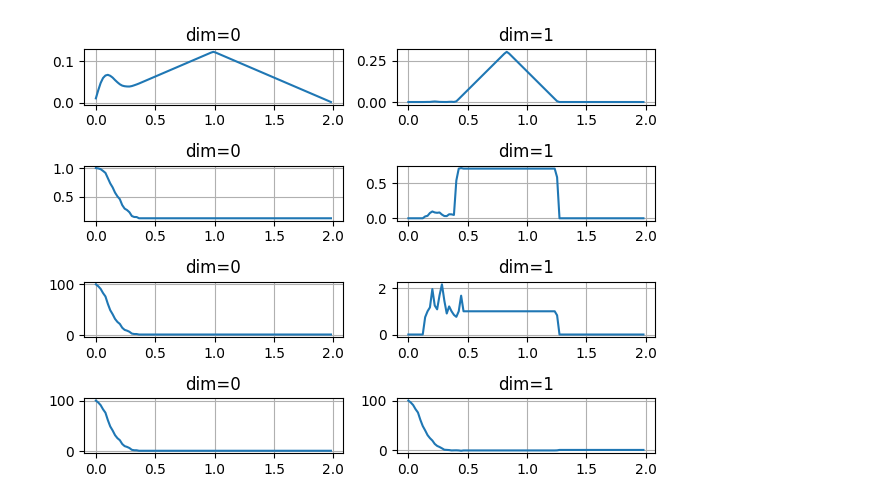
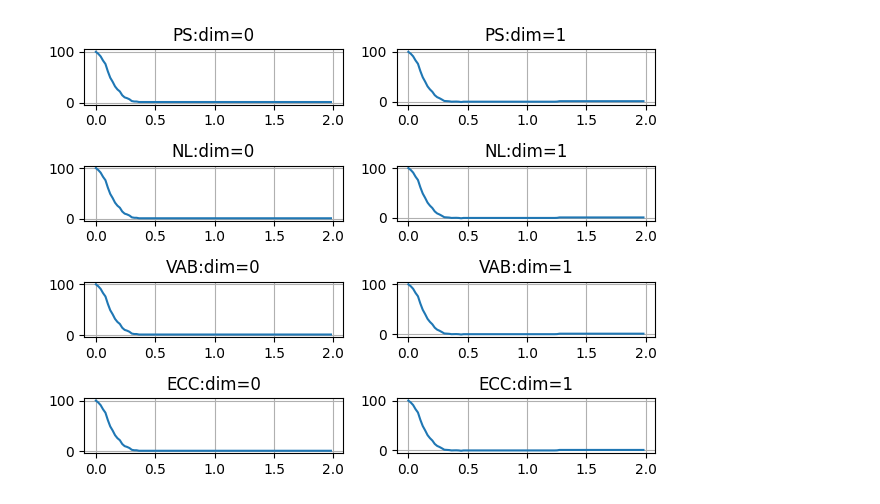
Before and after one commit to ALuchinsky/vpb_python, a Jupyter notebook: python/testClass.ipynb, the cells around one changed output. Drawn from its saved outputs; the diff is of its cells as text; code cells hidden in the pictures.

Commit message:
better plotting

```diff
--- a/python/testClass.ipynb
+++ b/python/testClass.ipynb
@@ -28,14 +42,13 @@ def compareResults(R_prefix = None):
 # %%
-funcs = [TD.computePS, TD.computeNL, TD.computeVAB, TD.computeECC]
 i = 1
-for func in funcs:
+for k in test_dict.keys():
     for d in range(2):
         xx = func(homDim = d, nGrid = 100)
-        ax = plt.subplot(len(funcs),2,i)
+        ax = plt.subplot(len(test_dict.keys()),2,i)
         ax.plot(TD.scale[:-1], xx)
-        ax.set_title(f"dim={d}")
+        ax.set_title(f"{k.upper()}:dim={d}")
         ax.grid(True)
         i += 1
 plt.tight_layout()
 # %% [output]
-[figure, old version]
+[figure, new version]
```
Also changed, not shown: parts of 3 cells of this notebook.
